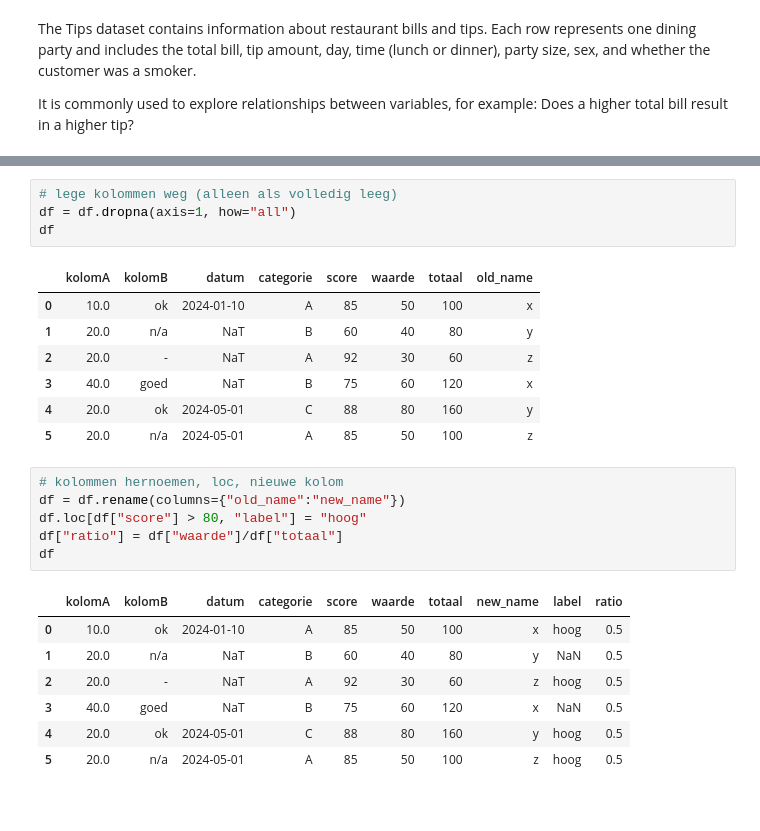
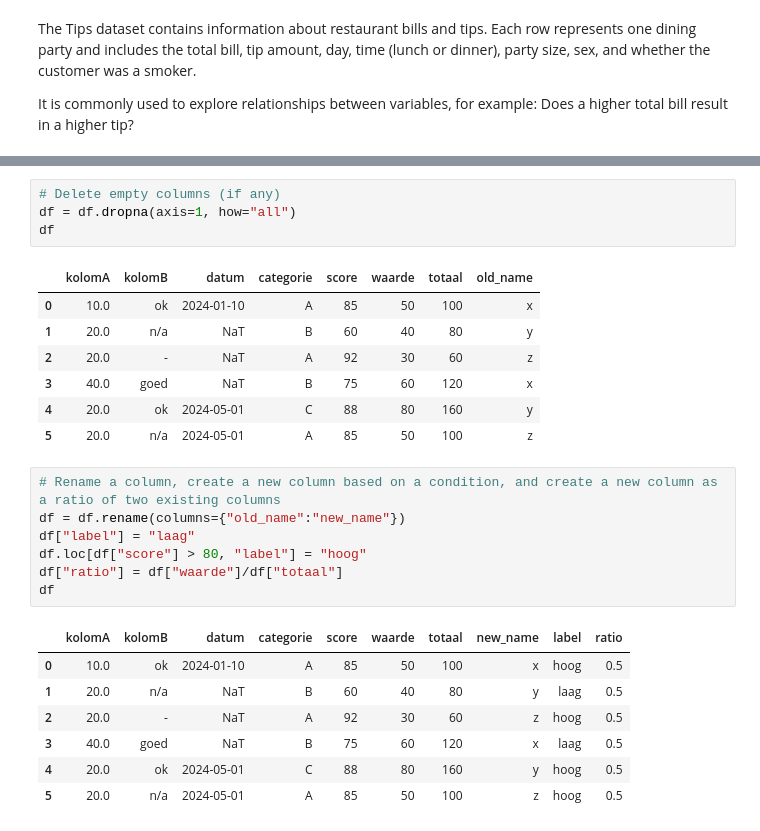
Before and after one commit to Abdulsweideh/SE-2.1-2.2-LU2, a Jupyter notebook: notebooks/01_DataAnalysis.ipynb, the cells around one changed output, grey strips where cells are left out. Cells and saved outputs as stored; diff of their text form.

```diff
--- a/notebooks/01_DataAnalysis.ipynb
+++ b/notebooks/01_DataAnalysis.ipynb
@@ -367,5 +353,5 @@ See the caveats in the documentation: https://pandas.pydata.org/pandas-docs/stab
 # %%
-# lege kolommen weg (alleen als volledig leeg)
+# Delete empty columns (if any)
 df = df.dropna(axis=1, how="all")
 df
 # %% [output]
@@ -377,16 +363,17 @@ df
 | 4 | 20.0 | ok | 2024-05-01 | C | 88 | 80 | 160 | y |
 | 5 | 20.0 | n/a | 2024-05-01 | A | 85 | 50 | 100 | z |
 # %%
-# kolommen hernoemen, loc, nieuwe kolom
+# Rename a column, create a new column based on a condition, and create a new column as a ratio of two existing columns
 df = df.rename(columns={"old_name":"new_name"})
+df["label"] = "laag"
 df.loc[df["score"] > 80, "label"] = "hoog"
 df["ratio"] = df["waarde"]/df["totaal"]
 df
 # %% [output]
 |  | kolomA | kolomB | datum | categorie | score | waarde | totaal | new_name | label | ratio |
 | 0 | 10.0 | ok | 2024-01-10 | A | 85 | 50 | 100 | x | hoog | 0.5 |
-| 1 | 20.0 | n/a | NaT | B | 60 | 40 | 80 | y | NaN | 0.5 |
+| 1 | 20.0 | n/a | NaT | B | 60 | 40 | 80 | y | laag | 0.5 |
 | 2 | 20.0 | - | NaT | A | 92 | 30 | 60 | z | hoog | 0.5 |
-| 3 | 40.0 | goed | NaT | B | 75 | 60 | 120 | x | NaN | 0.5 |
+| 3 | 40.0 | goed | NaT | B | 75 | 60 | 120 | x | laag | 0.5 |
 | 4 | 20.0 | ok | 2024-05-01 | C | 88 | 80 | 160 | y | hoog | 0.5 |
 | 5 | 20.0 | n/a | 2024-05-01 | A | 85 | 50 | 100 | z | hoog | 0.5 |
```
Also changed, not shown: parts of 9 cells of this notebook, 2 other files.
